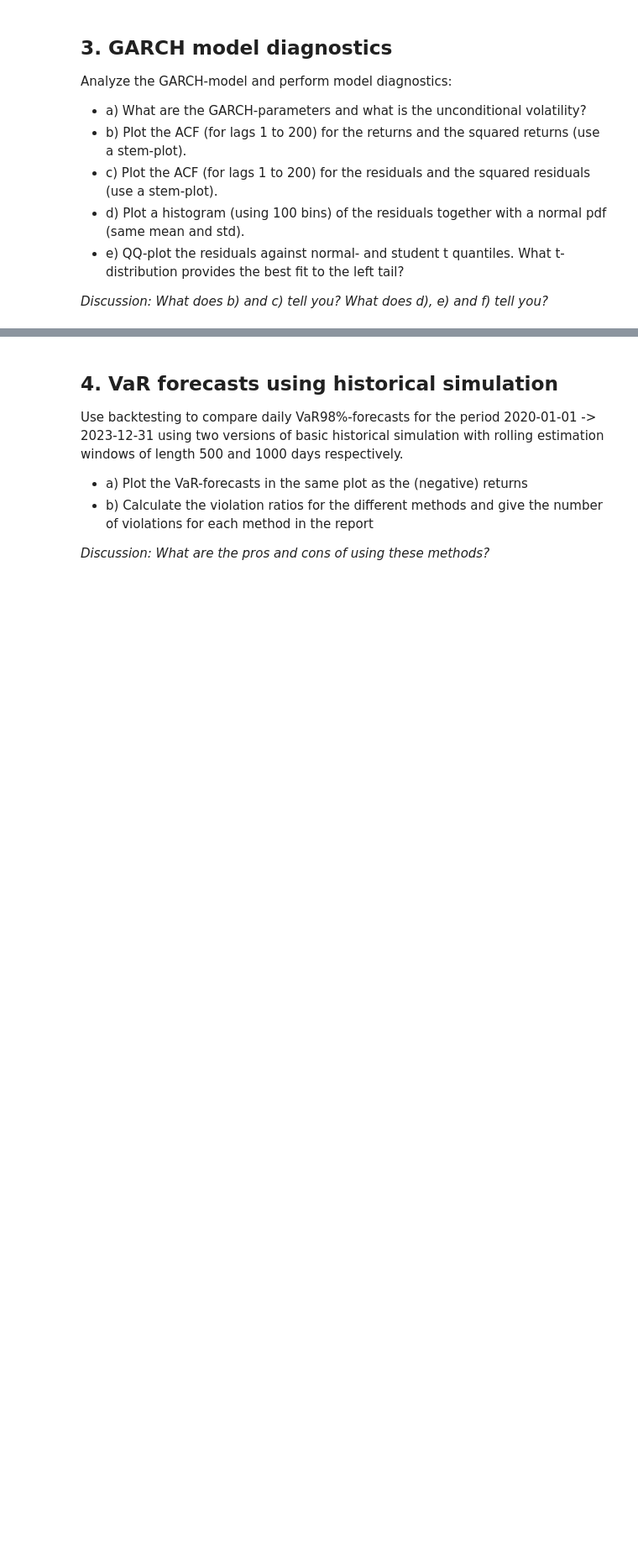
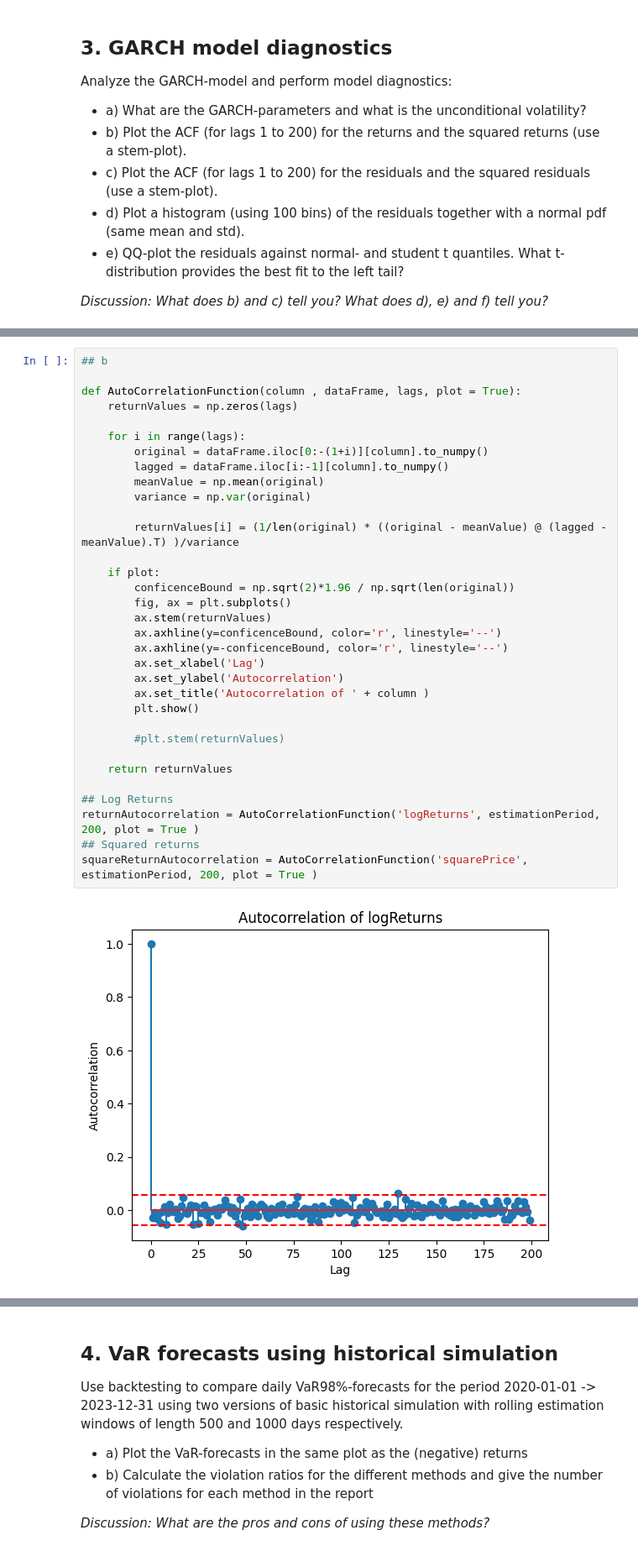
Before and after one commit to JohanHerbert/Lab1_ERM, a Jupyter notebook: Lab1_notebook.ipynb, the cells around one changed output, grey strips where cells are left out. Shown at 84% size. Cells and saved outputs as stored; diff of their text form; blank space fills up the shorter version.

```diff
--- a/Lab1_notebook.ipynb
+++ b/Lab1_notebook.ipynb
@@ -232,0 +299,35 @@ to the left tail?
+# %%
+## b
+
+def AutoCorrelationFunction(column , dataFrame, lags, plot = True):
+    returnValues = np.zeros(lags)
+
+    for i in range(lags):
+        original = dataFrame.iloc[0:-(1+i)][column].to_numpy()
+        lagged = dataFrame.iloc[i:-1][column].to_numpy()
+        meanValue = np.mean(original)
+        variance = np.var(original)
+
+        returnValues[i] = (1/len(original) * ((original - meanValue) @ (lagged - meanValue).T) )/variance
+
+    if plot:
+        conficenceBound = np.sqrt(2)*1.96 / np.sqrt(len(original))
+        fig, ax = plt.subplots()
+        ax.stem(returnValues)
+        ax.axhline(y=conficenceBound, color='r', linestyle='--')
+        ax.axhline(y=-conficenceBound, color='r', linestyle='--')
+        ax.set_xlabel('Lag')
+        ax.set_ylabel('Autocorrelation')
+        ax.set_title('Autocorrelation of ' + column )
+        plt.show()
+
+        #plt.stem(returnValues)
+
+    return returnValues
+
+## Log Returns
+returnAutocorrelation = AutoCorrelationFunction('logReturns', estimationPeriod, 200, plot = True )
+## Squared returns
+squareReturnAutocorrelation = AutoCorrelationFunction('squarePrice', estimationPeriod, 200, plot = True )
+# %% [output]
+[figure, added]
```
Also changed, not shown: parts of 12 cells of this notebook.
